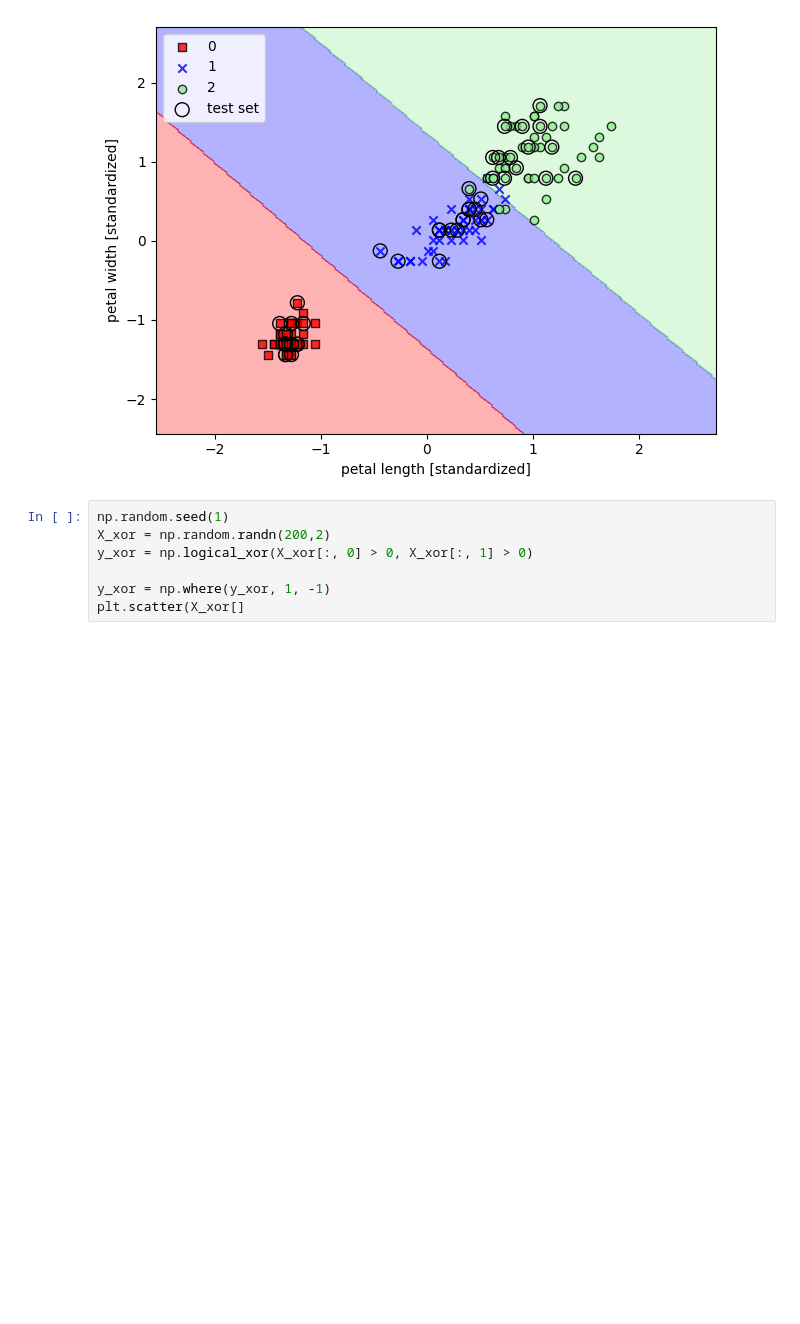
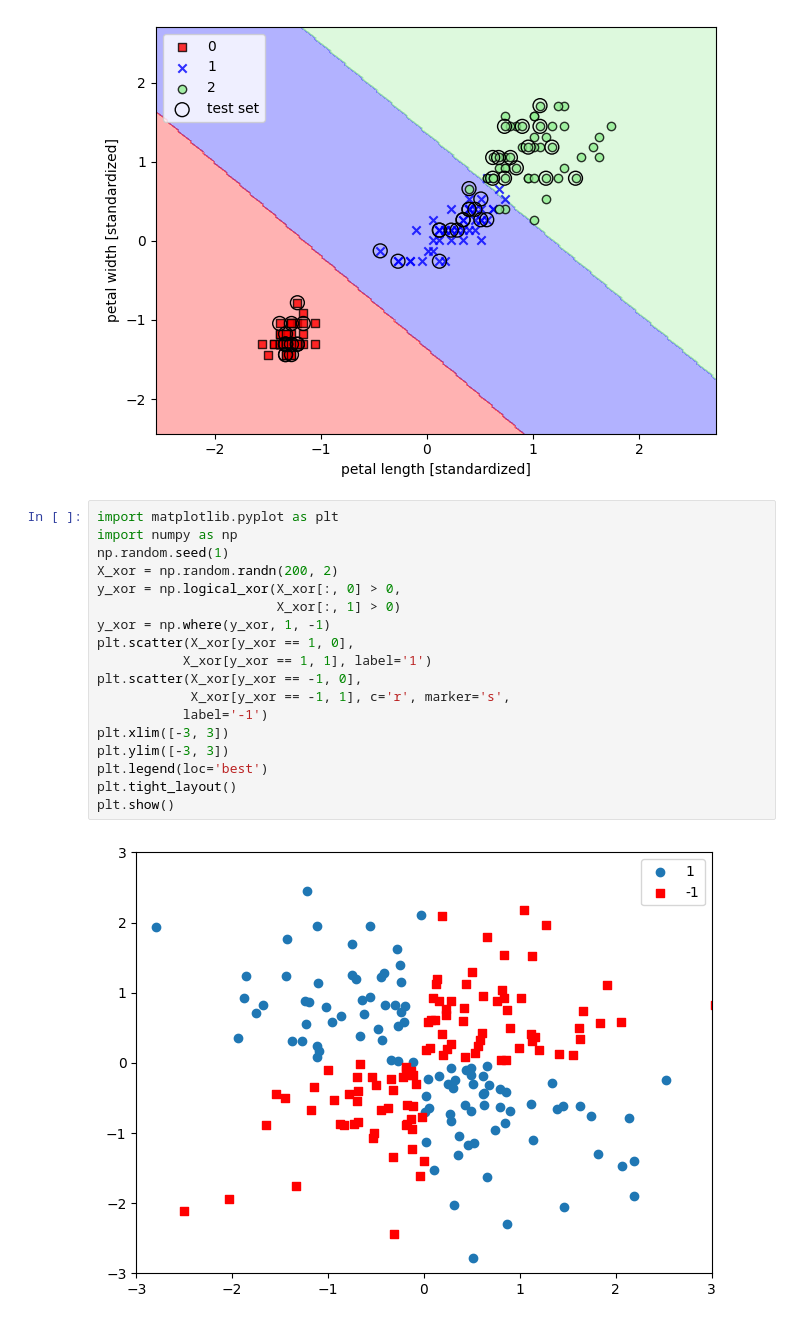
Before and after one commit to SayedMohamedSaqib/Comprehensive-Machine-Learning_Repository, a Jupyter notebook: 2_Getting_Started_With_Scikit-Learn/SVM_Sklearn.ipynb, the cells around one changed output. Cells and saved outputs as stored; diff of their text form; blank space fills up the shorter version.

```diff
--- a/2_Getting_Started_With_Scikit-Learn/SVM_Sklearn.ipynb
+++ b/2_Getting_Started_With_Scikit-Learn/SVM_Sklearn.ipynb
@@ -123,10 +122,23 @@ plt.show()
 # %% [output]
 [figure]
 # %%
+import matplotlib.pyplot as plt
+import numpy as np
 np.random.seed(1)
-X_xor = np.random.randn(200,2)
-y_xor = np.logical_xor(X_xor[:, 0] > 0, X_xor[:, 1] > 0)
-
+X_xor = np.random.randn(200, 2)
+y_xor = np.logical_xor(X_xor[:, 0] > 0,
+                       X_xor[:, 1] > 0)
 y_xor = np.where(y_xor, 1, -1)
-plt.scatter(X_xor[]
+plt.scatter(X_xor[y_xor == 1, 0],
+           X_xor[y_xor == 1, 1], label='1')
+plt.scatter(X_xor[y_xor == -1, 0],
+            X_xor[y_xor == -1, 1], c='r', marker='s',
+           label='-1')
+plt.xlim([-3, 3])
+plt.ylim([-3, 3])
+plt.legend(loc='best')
+plt.tight_layout()
+plt.show()
+# %% [output]
+[figure, added]
 # %%
```
Also changed, not shown: parts of 6 cells of this notebook.
